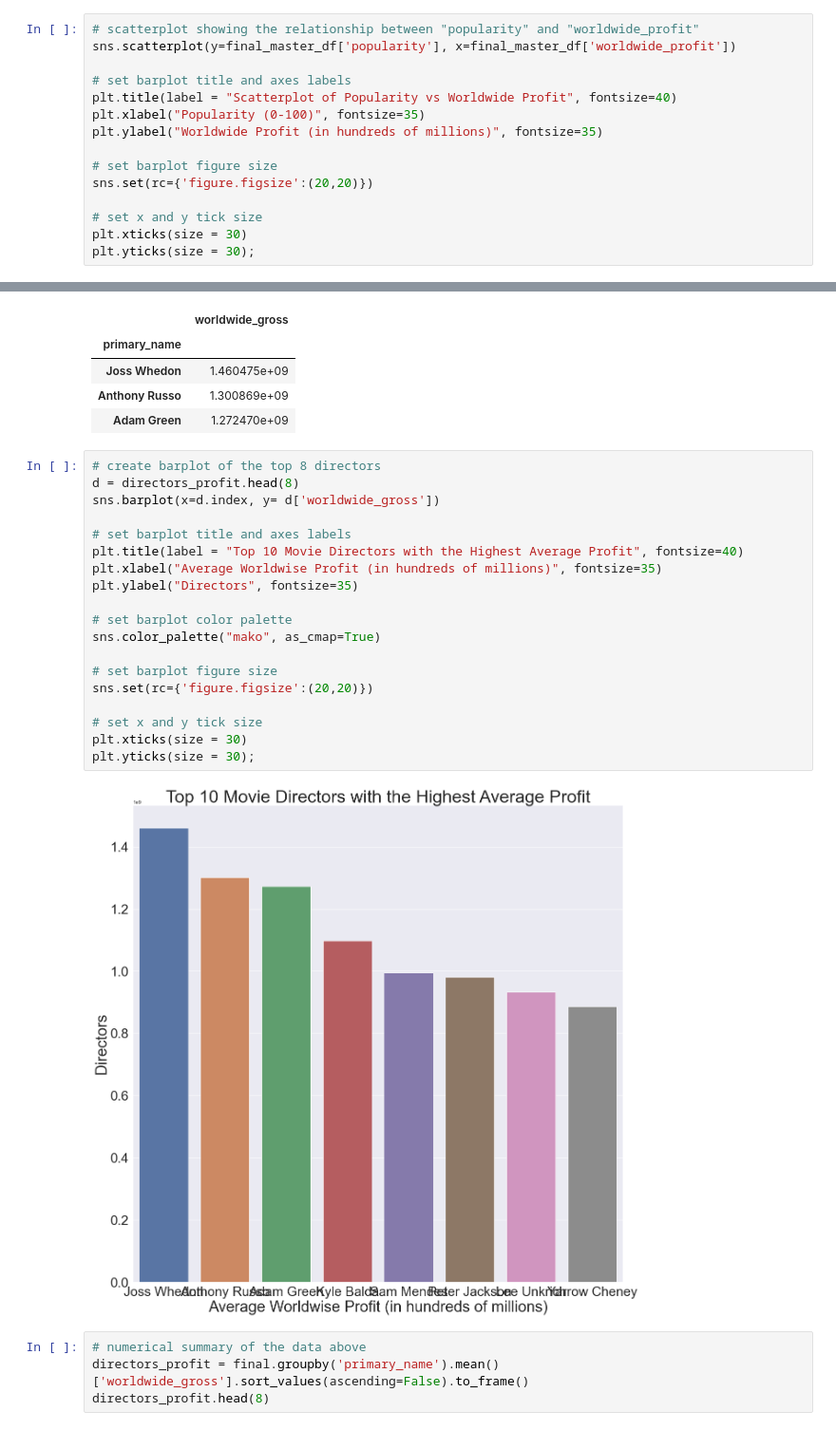
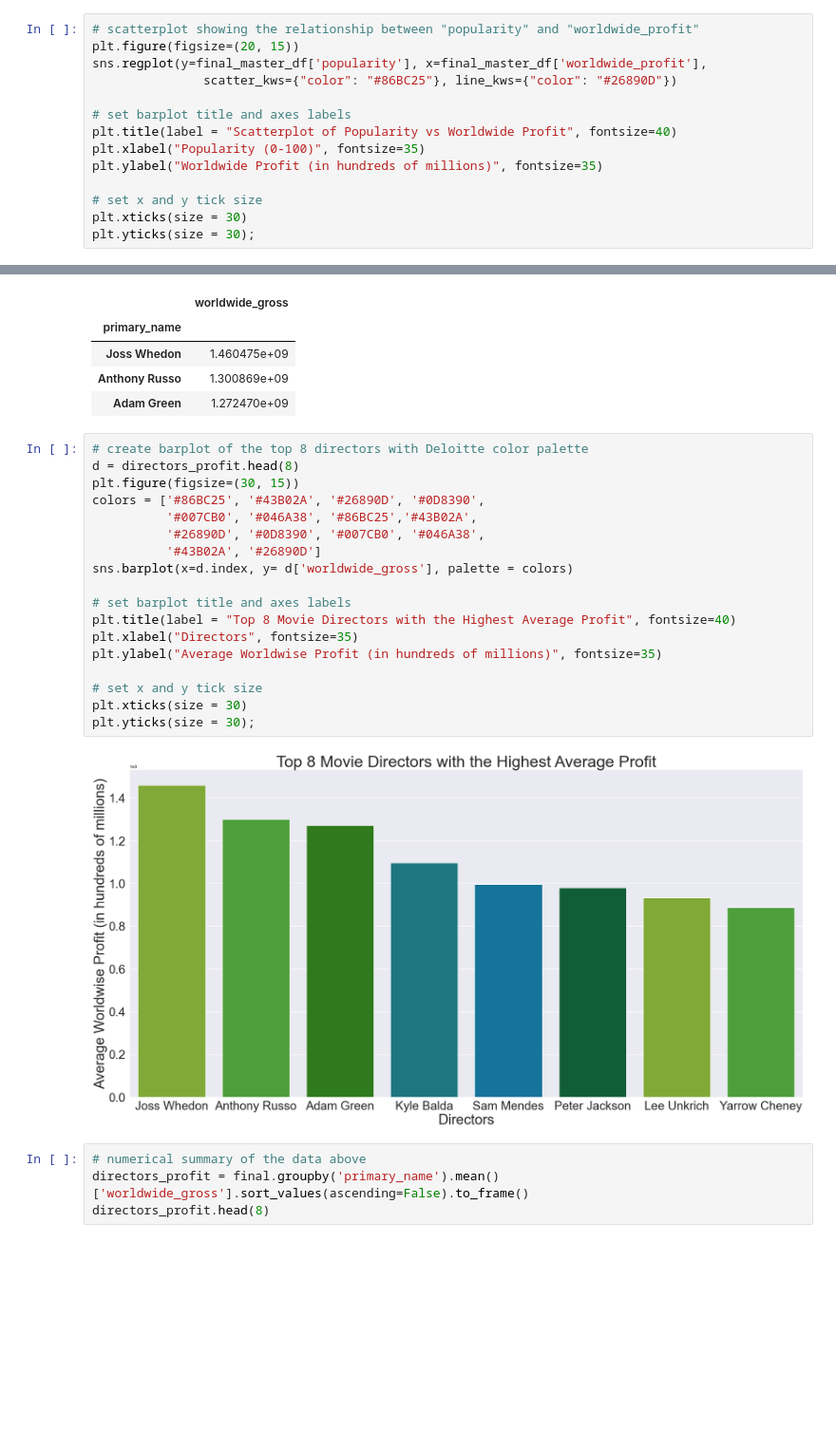
Before and after one commit to abwilliamss/AIAcademy-capstone, a Jupyter notebook: AI Academy Capstone Project.ipynb, the cells around one changed output, grey strips where cells are left out. Shown at 95% size. Saved outputs shown, nothing was run; the diff lists cells and outputs as text; blank space fills up the shorter version.

```diff
--- a/AI Academy Capstone Project.ipynb
+++ b/AI Academy Capstone Project.ipynb
@@ -94,16 +95,15 @@ popularity
 There is a slightly positive correlation between popularity and worldwide profit.
 # %%
 # scatterplot showing the relationship between "popularity" and "worldwide_profit"
-sns.scatterplot(y=final_master_df['popularity'], x=final_master_df['worldwide_profit'])
+plt.figure(figsize=(20, 15))
+sns.regplot(y=final_master_df['popularity'], x=final_master_df['worldwide_profit'],
+               scatter_kws={"color": "#86BC25"}, line_kws={"color": "#26890D"})
 
 # set barplot title and axes labels
 plt.title(label = "Scatterplot of Popularity vs Worldwide Profit", fontsize=40)
 plt.xlabel("Popularity (0-100)", fontsize=35)
 plt.ylabel("Worldwide Profit (in hundreds of millions)", fontsize=35)
 
-# set barplot figure size
-sns.set(rc={'figure.figsize':(20,20)})
-
 # set x and y tick size
 plt.xticks(size = 30)
 plt.yticks(size = 30);
@@ -174,26 +184,25 @@ directors_profit.head(3)
 | Anthony Russo | 1.300869e+09 |
 | Adam Green | 1.272470e+09 |
 # %%
-# create barplot of the top 8 directors
+# create barplot of the top 8 directors with Deloitte color palette
 d = directors_profit.head(8)
-sns.barplot(x=d.index, y= d['worldwide_gross'])
+plt.figure(figsize=(30, 15))
+colors = ['#86BC25', '#43B02A', '#26890D', '#0D8390',
+          '#007CB0', '#046A38', '#86BC25','#43B02A',
+          '#26890D', '#0D8390', '#007CB0', '#046A38',
+          '#43B02A', '#26890D']
+sns.barplot(x=d.index, y= d['worldwide_gross'], palette = colors)
 
 # set barplot title and axes labels
-plt.title(label = "Top 10 Movie Directors with the Highest Average Profit", fontsize=40)
-plt.xlabel("Average Worldwise Profit (in hundreds of millions)", fontsize=35)
-plt.ylabel("Directors", fontsize=35)
-
-# set barplot color palette
-sns.color_palette("mako", as_cmap=True)
-
-# set barplot figure size
-sns.set(rc={'figure.figsize':(20,20)})
+plt.title(label = "Top 8 Movie Directors with the Highest Average Profit", fontsize=40)
+plt.xlabel("Directors", fontsize=35)
+plt.ylabel("Average Worldwise Profit (in hundreds of millions)", fontsize=35)
 
 # set x and y tick size
 plt.xticks(size = 30)
 plt.yticks(size = 30);
 # %% [output]
-[figure, old version]
+[figure, new version]
 # %%
 # numerical summary of the data above
 directors_profit = final.groupby('primary_name').mean()['worldwide_gross'].sort_values(ascending=False).to_frame()
```
Also changed, not shown: parts of 5 cells of this notebook.
